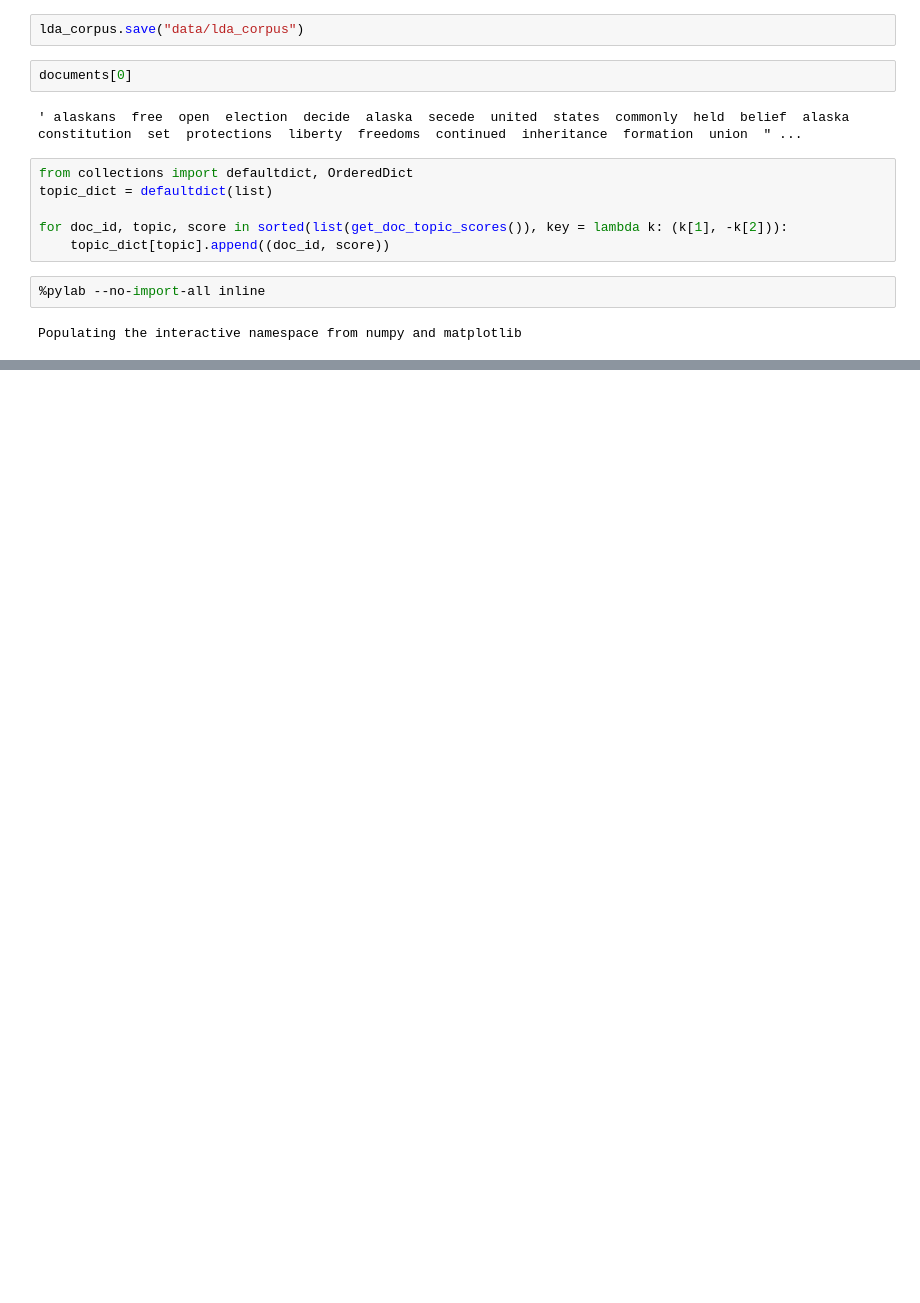
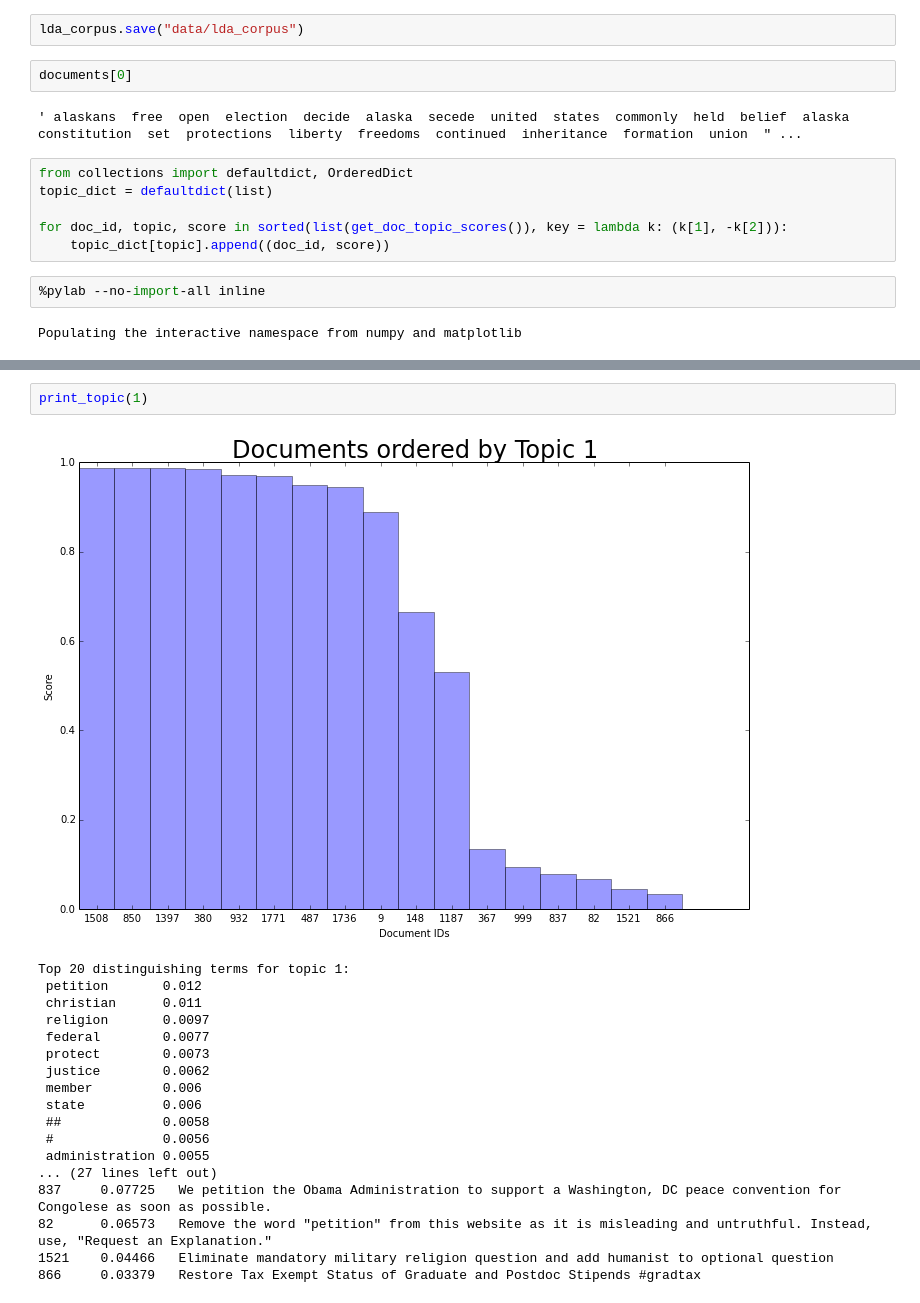
Before and after one commit to danlamanna/nlp, a Jupyter notebook: LDA.ipynb, the cells around one changed output, grey strips where cells are left out. Saved outputs shown, nothing was run; the diff lists cells and outputs as text; blank space fills up the shorter version.

```diff
--- a/LDA.ipynb
+++ b/LDA.ipynb
@@ -110,0 +153,21 @@ TypeError: bar() takes at least 2 arguments (1 given)
+# %%
+print_topic(1)
+# %% [output]
+[figure, added]
+Top 20 distinguishing terms for topic 1:
+ petition       0.012
+ christian      0.011
+ religion       0.0097
+ federal        0.0077
+ protect        0.0073
+ justice        0.0062
+ member         0.006
+ state          0.006
+ ##             0.0058
+ #              0.0056
+ administration 0.0055
+... (27 lines left out)
+837     0.07725   We petition the Obama Administration to support a Washington, DC peace convention for Congolese as soon as possible.
+82      0.06573   Remove the word "petition" from this website as it is misleading and untruthful. Instead, use, "Request an Explanation."
+1521    0.04466   Eliminate mandatory military religion question and add humanist to optional question
+866     0.03379   Restore Tax Exempt Status of Graduate and Postdoc Stipends #gradtax
```
Also changed, not shown: parts of 143 cells of this notebook.
